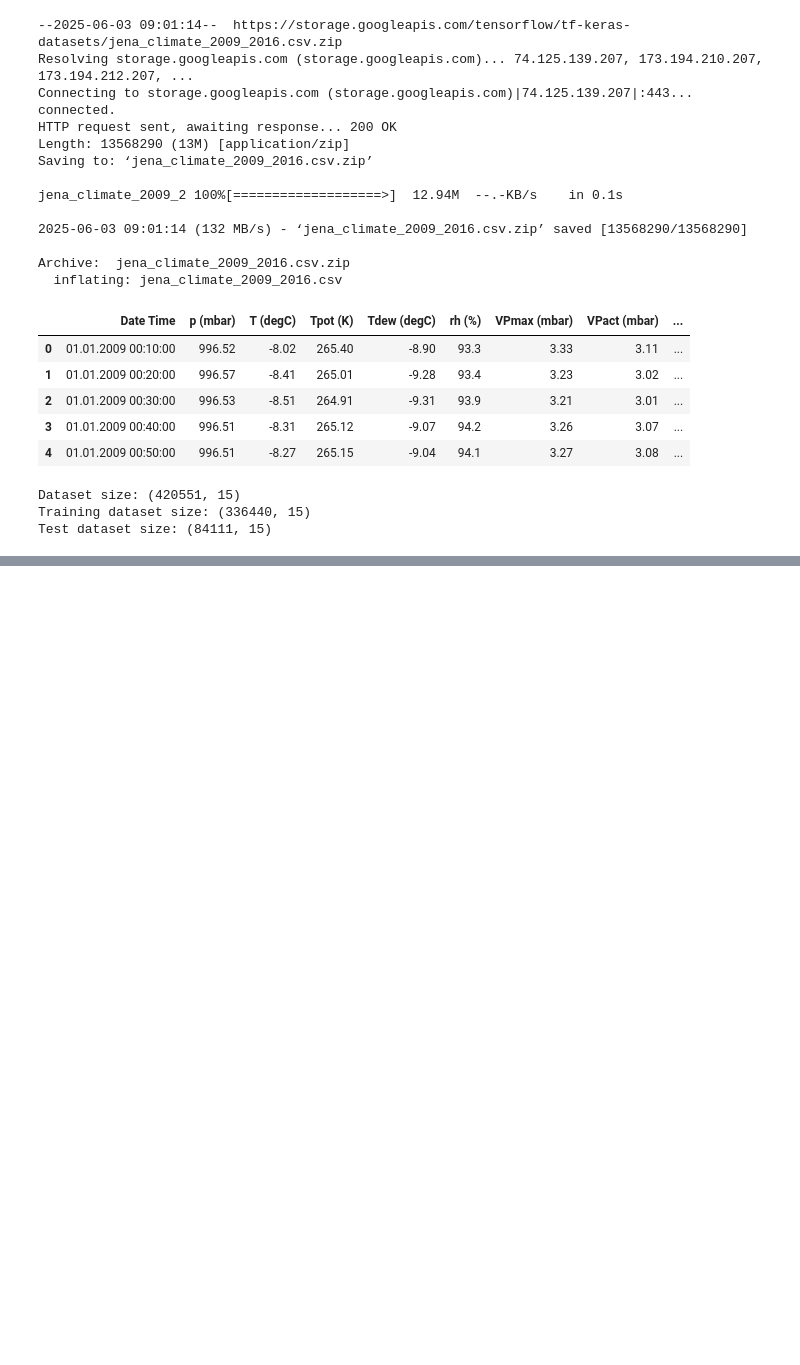
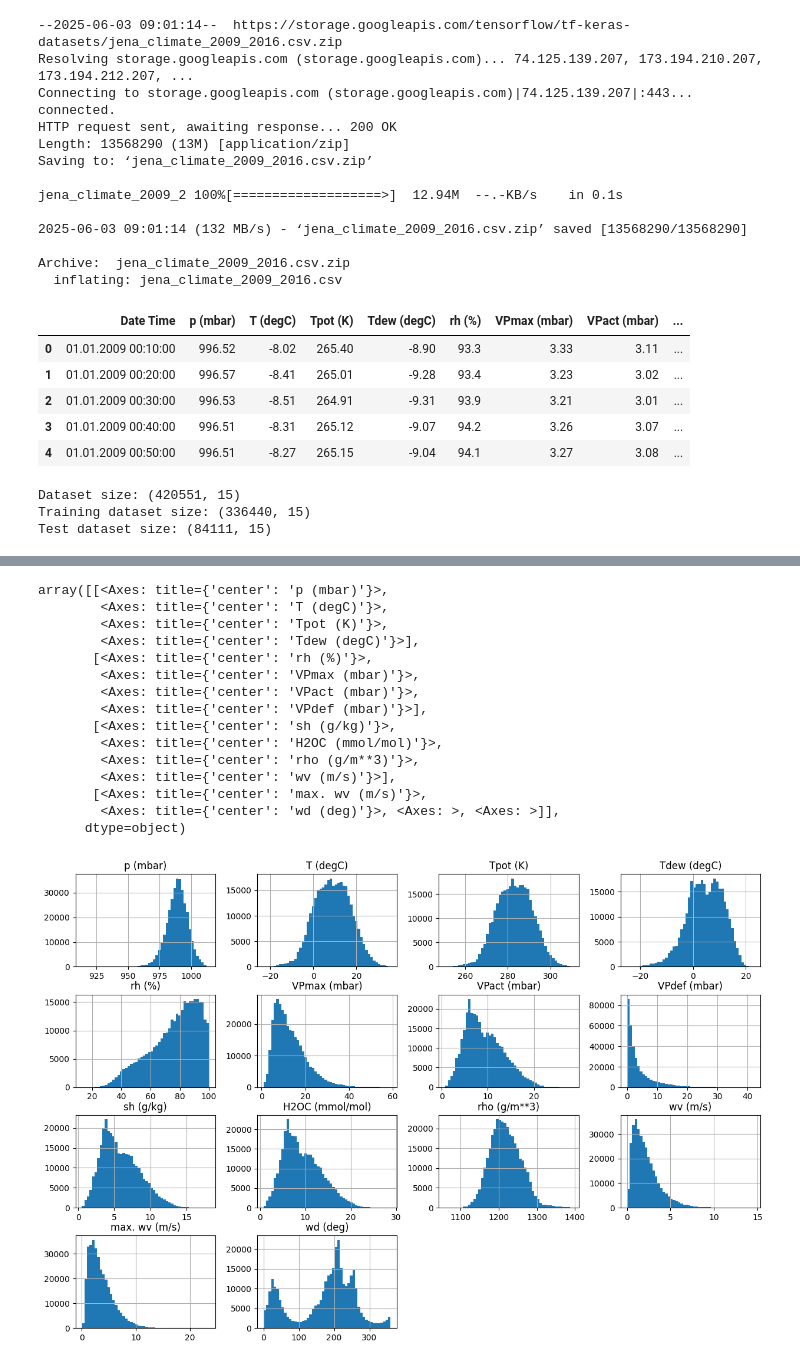
Before and after one commit to NavjotJabbal/gisma, a Jupyter notebook: exercises/machine-learning/neural-networks/recurrent_neural_networks.ipynb, the cells around one changed output, grey strips where cells are left out. Saved outputs shown, nothing was run; the diff lists cells and outputs as text; code cells hidden in the pictures; blank space fills up the shorter version.

```diff
--- a/exercises/machine-learning/neural-networks/recurrent_neural_networks.ipynb
+++ b/exercises/machine-learning/neural-networks/recurrent_neural_networks.ipynb
@@ -39,12 +39,12 @@ df.head()
 | 3 | 01.01.2009 00:40:00 | 996.51 | -8.31 | 265.12 | -9.07 | 94.2 | 3.26 | 3.07 | ... |
 | 4 | 01.01.2009 00:50:00 | 996.51 | -8.27 | 265.15 | -9.04 | 94.1 | 3.27 | 3.08 | ... |
 # %%
-train_df = df[:int(0.8 * len(df))]
-test_df = df[int(0.8 * len(df)):]
+df_train = df[:int(0.8 * len(df))]
+df_test = df[int(0.8 * len(df)):]
 
 print(f"Dataset size: {df.shape}")
-print(f"Training dataset size: {train_df.shape}")
-print(f"Test dataset size: {test_df.shape}")
+print(f"Training dataset size: {df_train.shape}")
+print(f"Test dataset size: {df_test.shape}")
 # %% [output]
 Dataset size: (420551, 15)
 Training dataset size: (336440, 15)
@@ -51,0 +84,19 @@ Test dataset size: (84111, 15)
+# %%
+df_train.hist(figsize=(15, 10), bins=50)
+# %% [output]
+array([[<Axes: title={'center': 'p (mbar)'}>,
+        <Axes: title={'center': 'T (degC)'}>,
+        <Axes: title={'center': 'Tpot (K)'}>,
+        <Axes: title={'center': 'Tdew (degC)'}>],
+       [<Axes: title={'center': 'rh (%)'}>,
+        <Axes: title={'center': 'VPmax (mbar)'}>,
+        <Axes: title={'center': 'VPact (mbar)'}>,
+        <Axes: title={'center': 'VPdef (mbar)'}>],
+       [<Axes: title={'center': 'sh (g/kg)'}>,
+        <Axes: title={'center': 'H2OC (mmol/mol)'}>,
+        <Axes: title={'center': 'rho (g/m**3)'}>,
+        <Axes: title={'center': 'wv (m/s)'}>],
+       [<Axes: title={'center': 'max. wv (m/s)'}>,
+        <Axes: title={'center': 'wd (deg)'}>, <Axes: >, <Axes: >]],
+      dtype=object)
+[figure, added]
```
Also changed, not shown: parts of 2 cells of this notebook.
